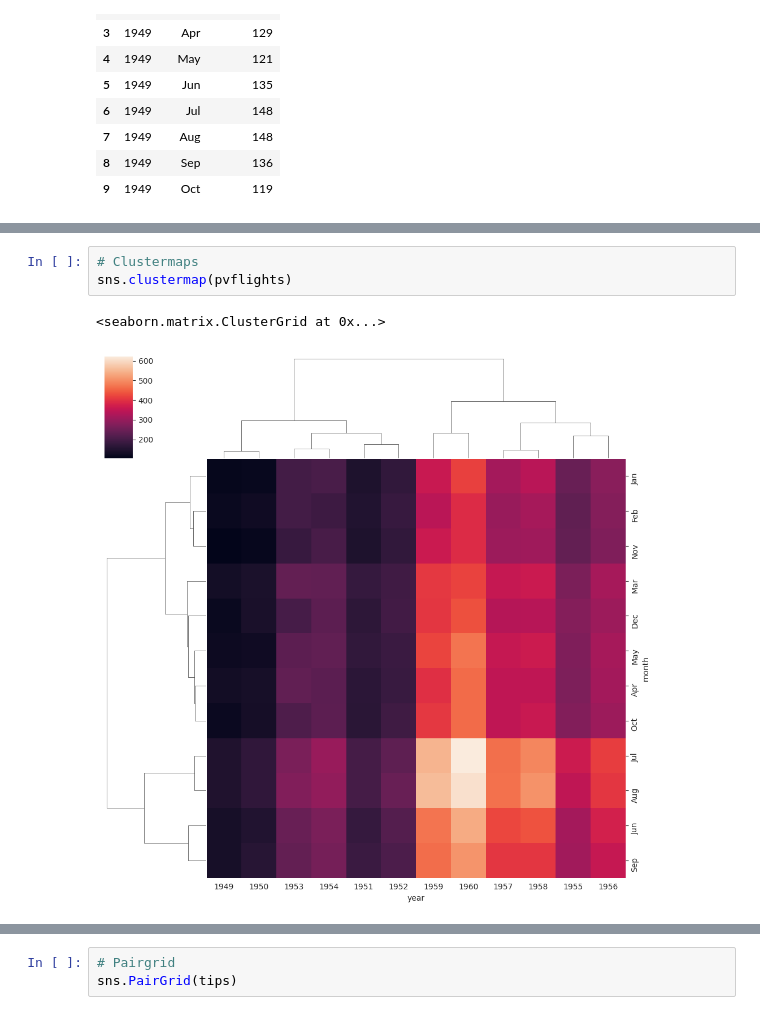
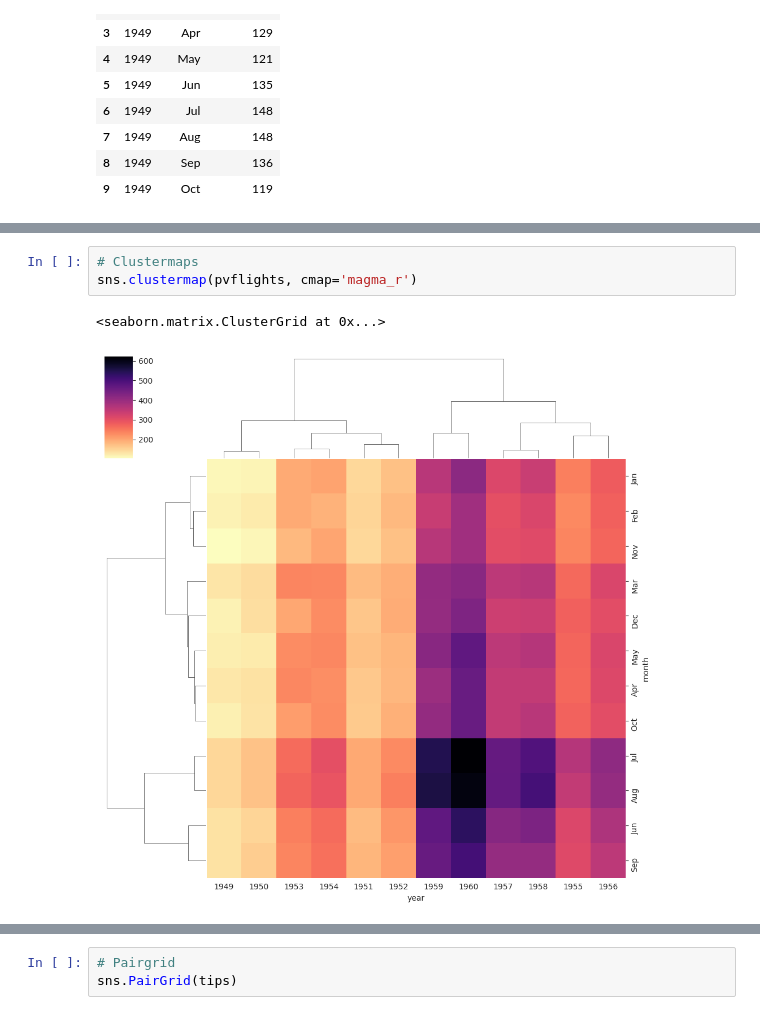
Before and after one commit to drolsonmi/math3080, a Jupyter notebook: Notes/08b Graphs_Seaborn.ipynb, the cells around one changed output, grey strips where cells are left out. Drawn from its saved outputs; the diff is of its cells as text.

```diff
--- a/Notes/08b Graphs_Seaborn.ipynb
+++ b/Notes/08b Graphs_Seaborn.ipynb
@@ -309,8 +314,8 @@ sns.heatmap(pvflights, cmap='magma_r')
 [figure]
 # %%
 # Clustermaps
-sns.clustermap(pvflights)
+sns.clustermap(pvflights, cmap='magma_r')
 # %% [output]
 <seaborn.matrix.ClusterGrid at 0x...>
-[figure, old version]
+[figure, new version]
 # %%
```
Also changed, not shown: parts of 58 cells of this notebook.
